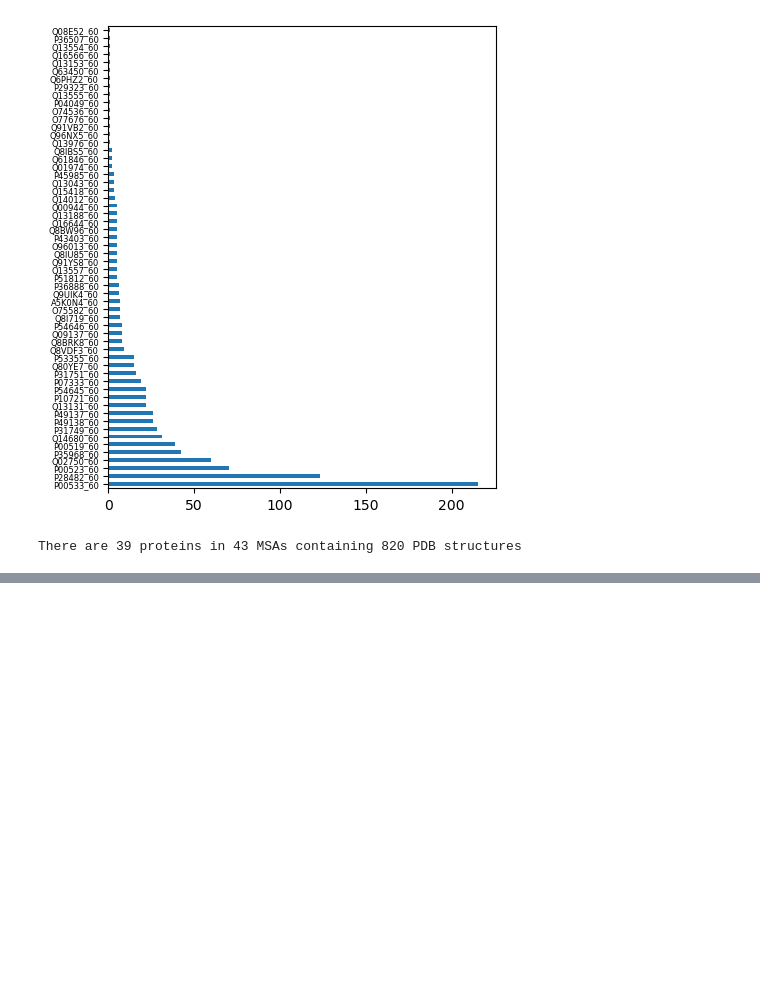
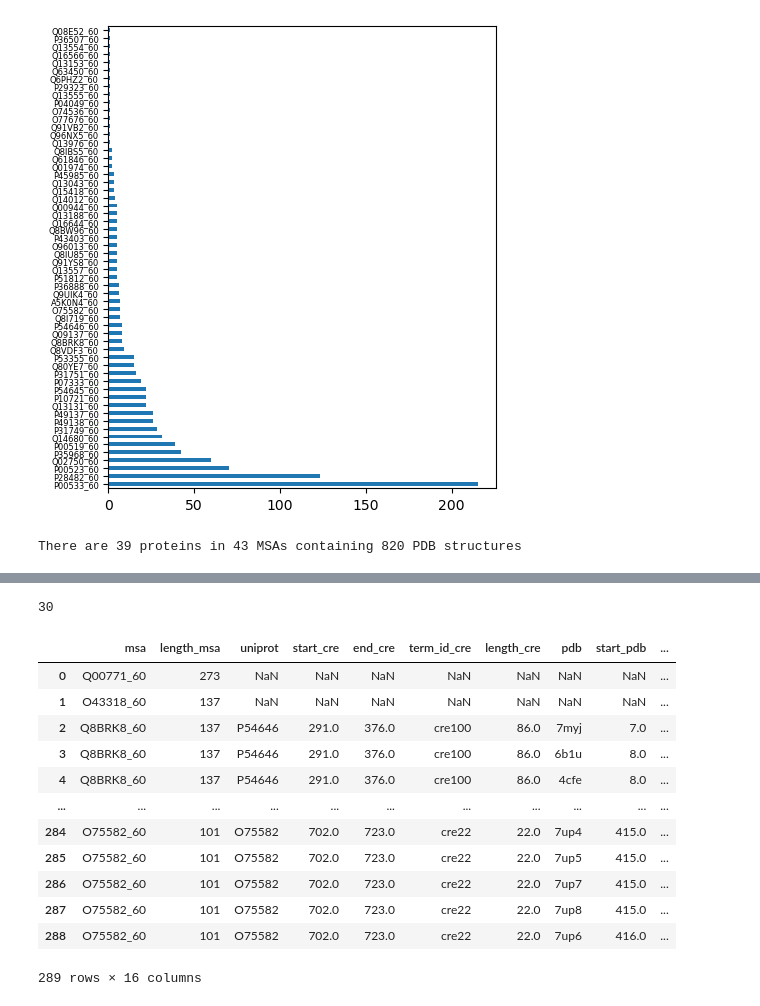
Before and after one commit to alvaro-2/cis-reg, a Jupyter notebook: scripts/map_pdb_orthologs.ipynb, the cells around one changed output, grey strips where cells are left out. Drawn from its saved outputs; the diff is of its cells as text; code cells hidden in the pictures; blank space fills up the shorter version.

```diff
--- a/scripts/map_pdb_orthologs.ipynb
+++ b/scripts/map_pdb_orthologs.ipynb
@@ -355,0 +334,8 @@ msa_regions_pdbs_filtered[msa_regions_pdbs_filtered.pdb.isin(['1z9x', '1wmk', '6
+# %%
+# MSAs con mas de 100 seqs (para coevol analysis)
+msa_60 = all_msa.msa.value_counts().reset_index().rename(columns= {'index': 'msa', 'msa': 'length_msa'})
+msa_60 = msa_60[msa_60.length_msa > 100]
+# %%
+len(msa_60)
+# %% [output]
+30
@@ -355,0 +344,16 @@ msa_regions_pdbs_filtered[msa_regions_pdbs_filtered.pdb.isin(['1z9x', '1wmk', '6
+# %%
+msa_60.merge(msa_regions_pdbs, how= 'left')
+# %% [output]
+|  | msa | length_msa | uniprot | start_cre | end_cre | term_id_cre | length_cre | pdb | start_pdb | ... |
+| 0 | Q00771_60 | 273 | NaN | NaN | NaN | NaN | NaN | NaN | NaN | ... |
+| 1 | O43318_60 | 137 | NaN | NaN | NaN | NaN | NaN | NaN | NaN | ... |
+| 2 | Q8BRK8_60 | 137 | P54646 | 291.0 | 376.0 | cre100 | 86.0 | 7myj | 7.0 | ... |
+| 3 | Q8BRK8_60 | 137 | P54646 | 291.0 | 376.0 | cre100 | 86.0 | 6b1u | 8.0 | ... |
+| 4 | Q8BRK8_60 | 137 | P54646 | 291.0 | 376.0 | cre100 | 86.0 | 4cfe | 8.0 | ... |
+| ... | ... | ... | ... | ... | ... | ... | ... | ... | ... | ... |
+| 284 | O75582_60 | 101 | O75582 | 702.0 | 723.0 | cre22 | 22.0 | 7up4 | 415.0 | ... |
+| 285 | O75582_60 | 101 | O75582 | 702.0 | 723.0 | cre22 | 22.0 | 7up5 | 415.0 | ... |
+| 286 | O75582_60 | 101 | O75582 | 702.0 | 723.0 | cre22 | 22.0 | 7up7 | 415.0 | ... |
+| 287 | O75582_60 | 101 | O75582 | 702.0 | 723.0 | cre22 | 22.0 | 7up8 | 415.0 | ... |
+| 288 | O75582_60 | 101 | O75582 | 702.0 | 723.0 | cre22 | 22.0 | 7up6 | 416.0 | ... |
+289 rows × 16 columns
```
Also changed, not shown: parts of 17 cells of this notebook, 2 other files.
